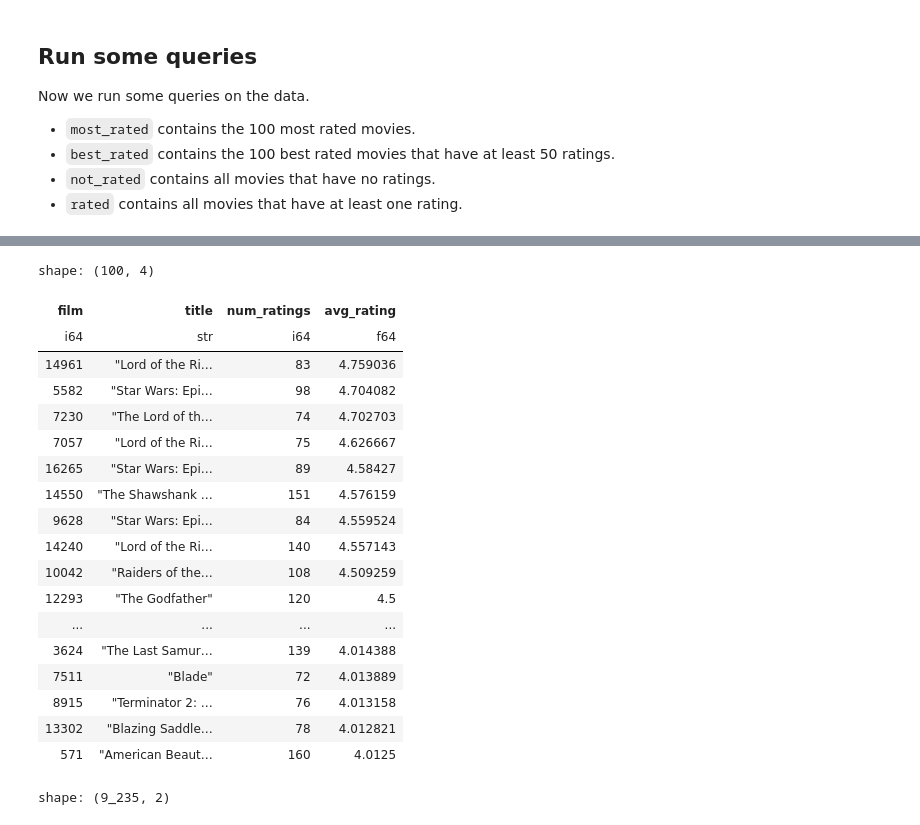
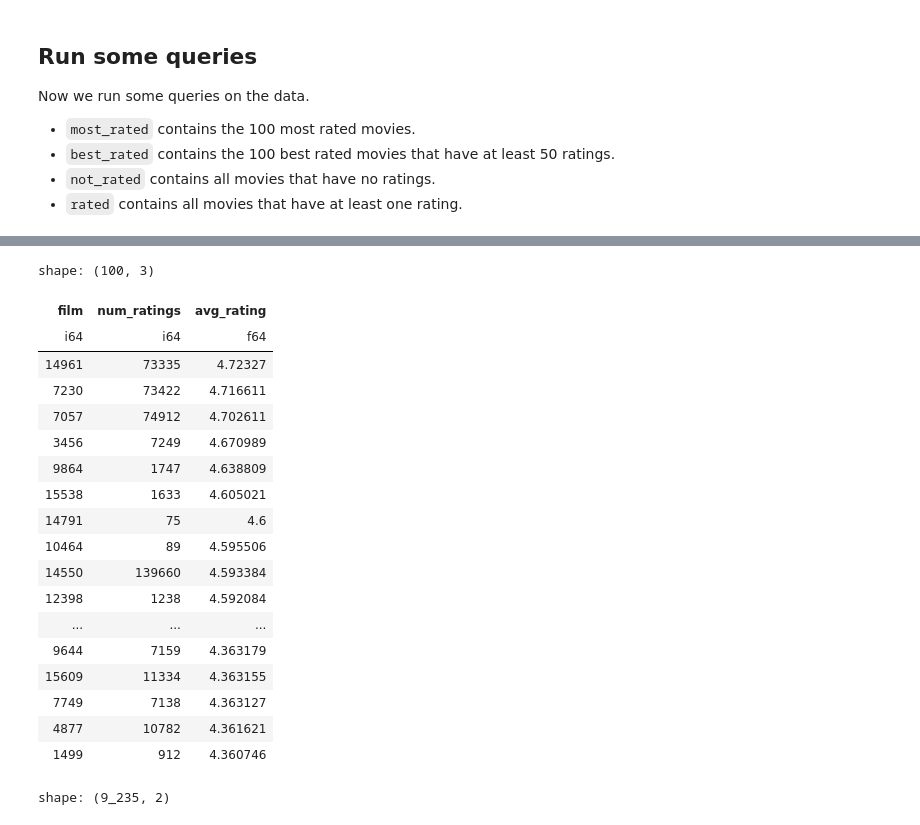
Before and after one commit to DavidBlavid/netflix_recommendation, a Jupyter notebook: Source/David.ipynb, the cells around one changed output, grey strips where cells are left out. Saved outputs shown, nothing was run; the diff lists cells and outputs as text; code cells hidden in the pictures.

```diff
--- a/Source/David.ipynb
+++ b/Source/David.ipynb
@@ -28,5 +26,17 @@ db_conn = 'sqlite://' + db_path
+# %%
+# small size for testing
+db_dev_path = 'netflix_dev.db'
+db_dev_conn = 'sqlite://' + db_dev_path
+
+# full size for production
+db_prod_path = 'netflix.db'
+db_prod_conn = 'sqlite://' + db_prod_path
 # %%
-netflix_data = pl.read_database("SELECT * FROM netflix_data", db_conn)
-movie_titles = pl.read_database("SELECT * FROM movie_titles", db_conn)
-combined     = pl.read_database("SELECT * FROM netflix_data, movie_titles \
-                                  WHERE netflix_data.film = movie_titles.film", db_conn)
+netflix_data = pl.read_database("SELECT * FROM netflix_data", db_prod_conn)
+movie_titles = pl.read_database("SELECT * FROM movie_titles", db_dev_conn)
+# combined     = pl.read_database("SELECT * FROM netflix_data, movie_titles \
+#                                   WHERE netflix_data.film = movie_titles.film", db_prod_path)
+# %%
+# take only 10.000.000 rows for testing
+# skip this to use all 100.000.000 rows
+netflix_data = netflix_data.sample(10000000)
@@ -76,33 +90,32 @@ shape: (100, 4)
 # %%
-best_rated = pl.read_database("SELECT netflix_data.film, movie_titles.title, COUNT(*) AS 'num_ratings', AVG(netflix_data.rating) AS 'avg_rating' \
-                                FROM netflix_data, movie_titles \
-                                WHERE netflix_data.film = movie_titles.film \
-                                GROUP BY netflix_data.film, title \
-                                HAVING num_ratings > 50 \
+best_rated = pl.read_database("SELECT netflix_data.film, COUNT(*) AS 'num_ratings', AVG(netflix_data.rating) AS 'avg_rating' \
+                                FROM netflix_data \
+                                GROUP BY netflix_data.film \
+                                HAVING num_ratings > 25  \
                                 ORDER BY AVG(netflix_data.rating) DESC \
-                                LIMIT 100", db_conn)
+                                LIMIT 100", db_prod_conn)
 
 best_rated
 # %% [output]
-shape: (100, 4)
+shape: (100, 3)
-| film | title | num_ratings | avg_rating |
-| i64 | str | i64 | f64 |
-| 14961 | "Lord of the Ri… | 83 | 4.759036 |
-| 5582 | "Star Wars: Epi… | 98 | 4.704082 |
-| 7230 | "The Lord of th… | 74 | 4.702703 |
-| 7057 | "Lord of the Ri… | 75 | 4.626667 |
-| 16265 | "Star Wars: Epi… | 89 | 4.58427 |
-| 14550 | "The Shawshank … | 151 | 4.576159 |
-| 9628 | "Star Wars: Epi… | 84 | 4.559524 |
-| 14240 | "Lord of the Ri… | 140 | 4.557143 |
-| 10042 | "Raiders of the… | 108 | 4.509259 |
-| 12293 | "The Godfather" | 120 | 4.5 |
-| ... | ... | ... | ... |
-| 3624 | "The Last Samur… | 139 | 4.014388 |
-| 7511 | "Blade" | 72 | 4.013889 |
-| 8915 | "Terminator 2: … | 76 | 4.013158 |
-| 13302 | "Blazing Saddle… | 78 | 4.012821 |
-| 571 | "American Beaut… | 160 | 4.0125 |
+| film | num_ratings | avg_rating |
+| i64 | i64 | f64 |
+| 14961 | 73335 | 4.72327 |
+| 7230 | 73422 | 4.716611 |
+| 7057 | 74912 | 4.702611 |
+| 3456 | 7249 | 4.670989 |
+| 9864 | 1747 | 4.638809 |
+| 15538 | 1633 | 4.605021 |
+| 14791 | 75 | 4.6 |
+| 10464 | 89 | 4.595506 |
+| 14550 | 139660 | 4.593384 |
+| 12398 | 1238 | 4.592084 |
+| ... | ... | ... |
+| 9644 | 7159 | 4.363179 |
+| 15609 | 11334 | 4.363155 |
+| 7749 | 7138 | 4.363127 |
+| 4877 | 10782 | 4.361621 |
+| 1499 | 912 | 4.360746 |
 # %%
 rated = pl.read_database("SELECT movie_titles.film, movie_titles.title \
                           FROM movie_titles \
```
Also changed, not shown: parts of 45 cells of this notebook.
